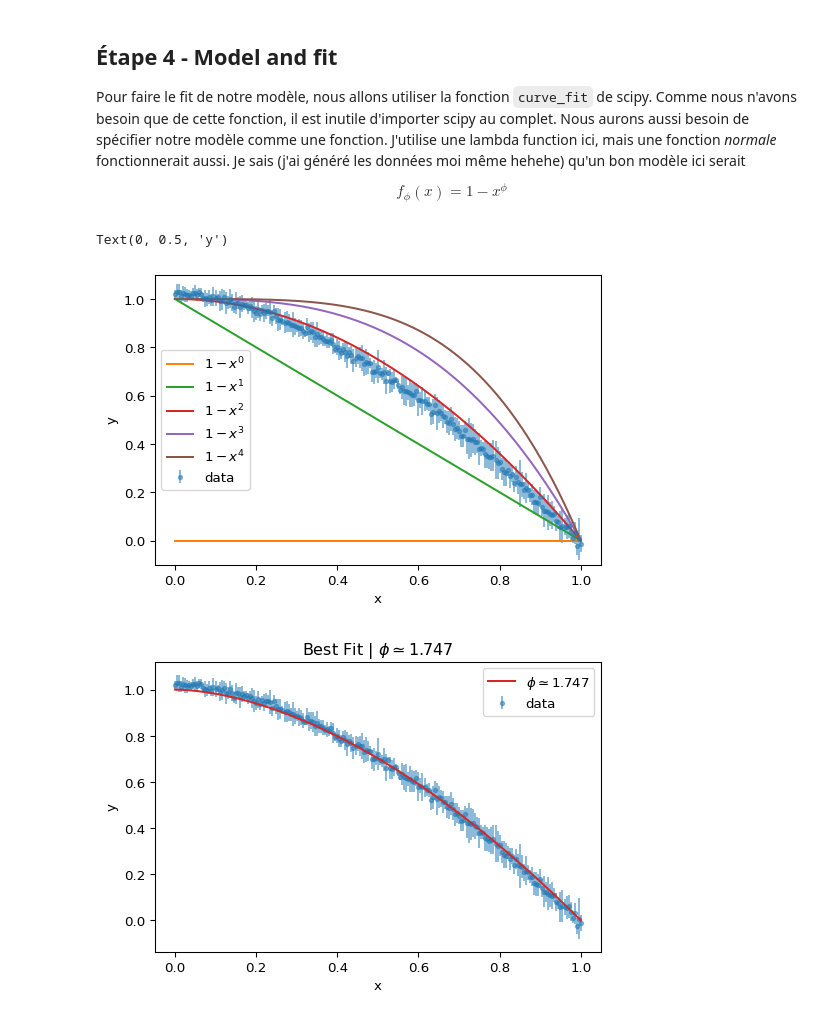
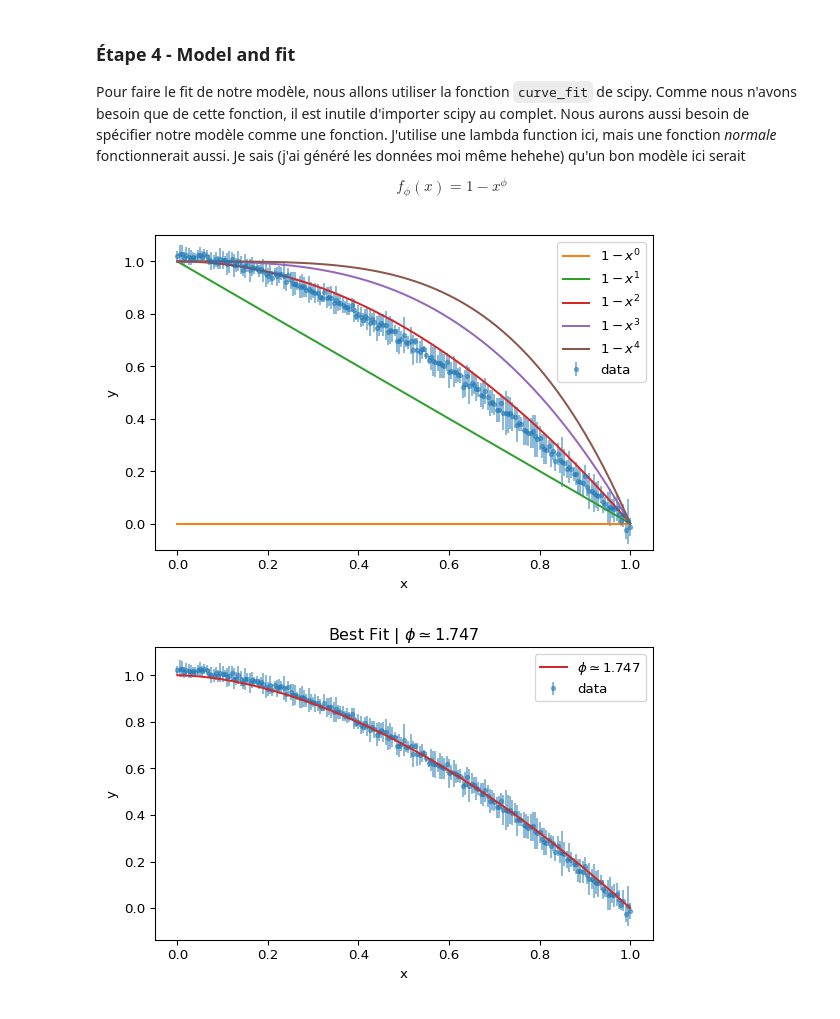
Before and after one commit to mr-sheg/PHS2223, a Jupyter notebook: Demo 1 - curvefitting.ipynb, the cells around one changed output. Saved outputs shown, nothing was run; the diff lists cells and outputs as text; code cells hidden in the pictures.

```diff
--- a/Demo 1 - curvefitting.ipynb
+++ b/Demo 1 - curvefitting.ipynb
@@ -104,5 +106,5 @@ Text(0, 0.5, 'y')
 # %% [markdown]
-## Étape 4 - Model and fit
+### Étape 4 - Model and fit
 
 Pour faire le fit de notre modèle, nous allons utiliser la fonction `curve_fit` de scipy. Comme nous n'avons besoin que de cette fonction, il est inutile d'importer scipy au complet. Nous aurons aussi besoin de spécifier notre modèle comme une fonction. J'utilise une lambda function ici, mais une fonction *normale* fonctionnerait aussi. Je sais (j'ai généré les données moi même hehehe) qu'un bon modèle ici serait
 
@@ -119,33 +121,34 @@ plt.errorbar(x, y=y_mean, yerr=2*y_std, fmt='.', alpha=0.5, label='data')
 for phi in range(5):
     plt.plot(x, f(x, phi),
              label='$1-x^{}$'.format(phi))
 
 plt.ylim([-0.1, 1.1])
 plt.legend()
 plt.xlabel('x')
 plt.ylabel('y')
+plt.tight_layout()
 # Based on initial results, 1<phi<2 looks like a good model
 
 # Now we fit with scipy
 from scipy.optimize import curve_fit
 coeff, cov = curve_fit(f, x, y_mean)
 
 # The fitted model is
 y_fit = f(x, coeff[0])
 
 # let's plot it
 
 plt.figure(dpi=96)
 plt.errorbar(x, y=y_mean, yerr=2*y_std, fmt='.', alpha=0.5, label='data')
 plt.plot(x, y_fit, label='$\phi \simeq {:.3f}$'.format(coeff[0]),
         color='tab:red', zorder=3)
 
 
 plt.title('Best Fit | $\phi \simeq {:.3f}$'.format(coeff[0]))
 plt.legend()
 plt.xlabel('x')
 plt.ylabel('y')
+plt.tight_layout()
 # %% [output]
-Text(0, 0.5, 'y')
-[figure, old version]
+[figure, new version]
-[figure, old version]
+[figure, new version]
```
Also changed, not shown: parts of 15 cells of this notebook.
